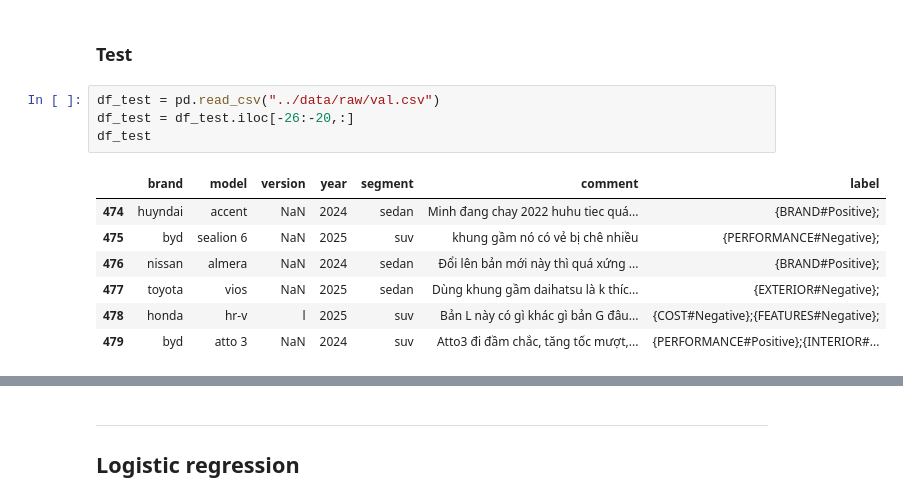
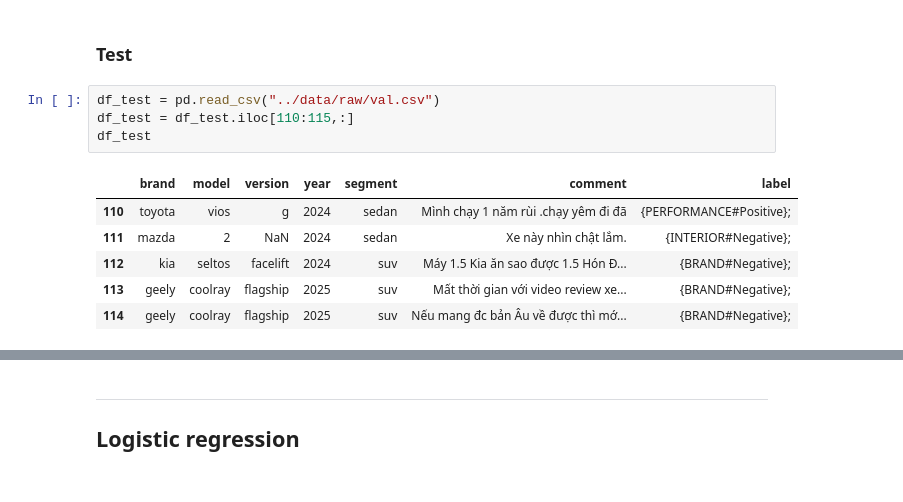
Before and after one commit to Avcuongy/nlp-project, a Jupyter notebook: notebooks/3_ml_models.ipynb, the cells around one changed output, grey strips where cells are left out. Drawn from its saved outputs; the diff is of its cells as text.

```diff
--- a/notebooks/3_ml_models.ipynb
+++ b/notebooks/3_ml_models.ipynb
@@ -286,16 +283,15 @@ print(
 ### Test
 # %%
 df_test = pd.read_csv("../data/raw/val.csv")
-df_test = df_test.iloc[-26:-20,:]
+df_test = df_test.iloc[110:115,:]
 df_test
 # %% [output]
 |  | brand | model | version | year | segment | comment | label |
-| 474 | huyndai | accent | NaN | 2024 | sedan | Minh đang chay 2022 huhu tiec quá... | {BRAND#Positive}; |
-| 475 | byd | sealion 6 | NaN | 2025 | suv | khung gầm nó có vẻ bị chê nhiều | {PERFORMANCE#Negative}; |
-| 476 | nissan | almera | NaN | 2024 | sedan | Đổi lên bản mới này thì quá xứng ... | {BRAND#Positive}; |
-| 477 | toyota | vios | NaN | 2025 | sedan | Dùng khung gầm daihatsu là k thíc... | {EXTERIOR#Negative}; |
-| 478 | honda | hr-v | l | 2025 | suv | Bản L này có gì khác gì bản G đâu... | {COST#Negative};{FEATURES#Negative}; |
-| 479 | byd | atto 3 | NaN | 2024 | suv | Atto3 đi đầm chắc, tăng tốc mượt,... | {PERFORMANCE#Positive};{INTERIOR#... |
+| 110 | toyota | vios | g | 2024 | sedan | Mình chạy 1 năm rùi .chạy yêm đi đã | {PERFORMANCE#Positive}; |
+| 111 | mazda | 2 | NaN | 2024 | sedan | Xe này nhìn chật lắm. | {INTERIOR#Negative}; |
+| 112 | kia | seltos | facelift | 2024 | suv | Máy 1.5 Kia ăn sao được 1.5 Hón Đ... | {BRAND#Negative}; |
+| 113 | geely | coolray | flagship | 2025 | suv | Mất thời gian với video review xe... | {BRAND#Negative}; |
+| 114 | geely | coolray | flagship | 2025 | suv | Nếu mang đc bản Âu về được thì mớ... | {BRAND#Negative}; |
 # %%
 # Try prediction on some samples
 samples = df_test["comment"].tolist()
```
Also changed, not shown: parts of 12 cells of this notebook, 14 other files.
